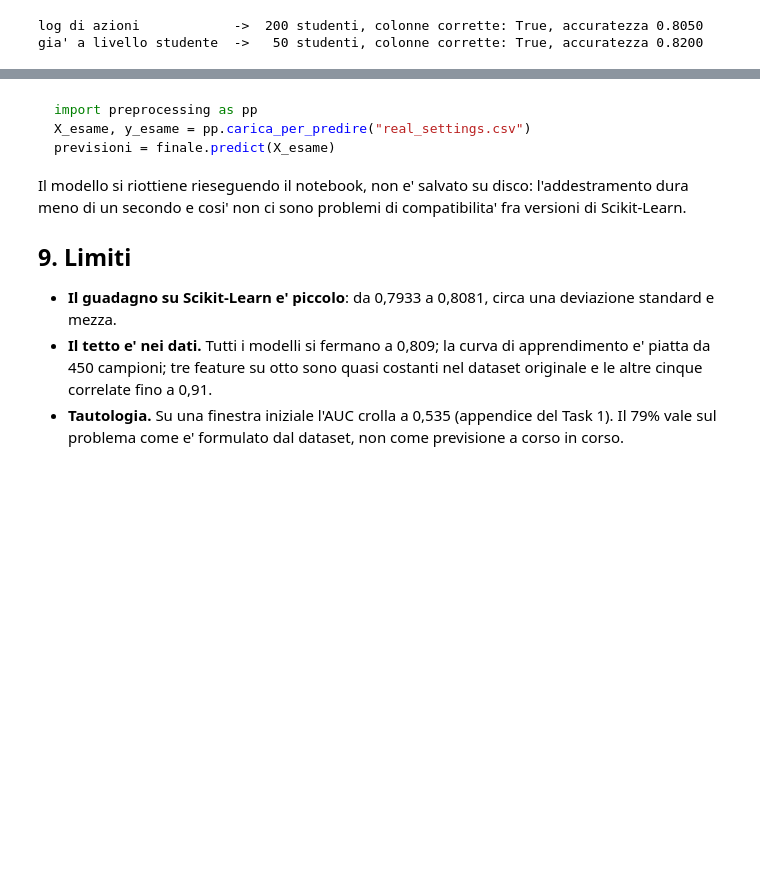
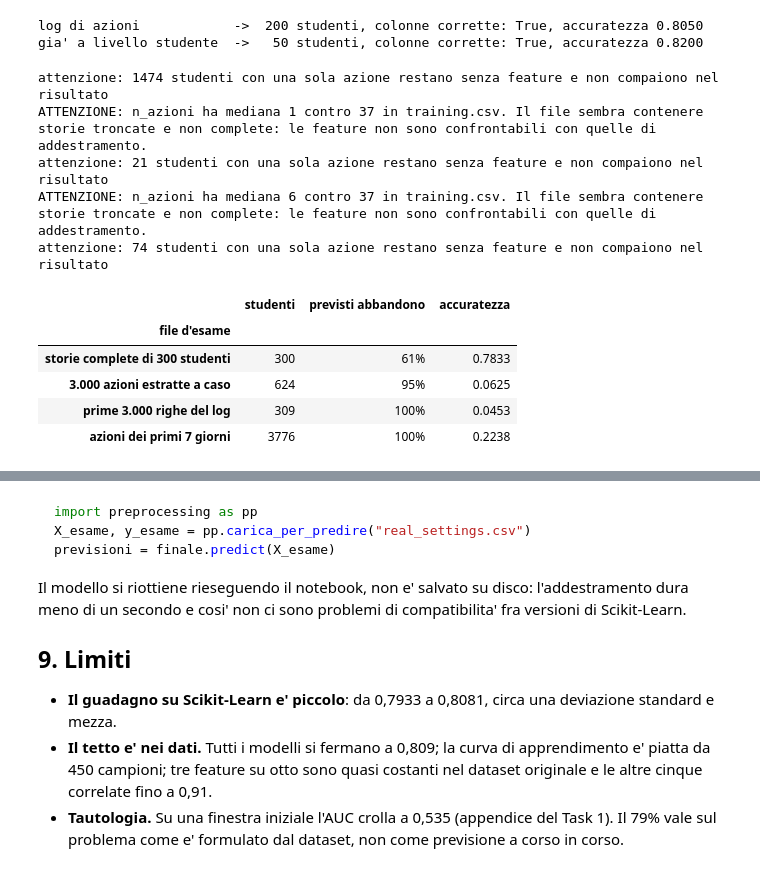
Before and after one commit to cycca/machinelearning-MOOC, a Jupyter notebook: notebooks/05_modellazione.ipynb, the cells around one changed output, grey strips where cells are left out. Cells and saved outputs as stored; diff of their text form; code cells hidden in the pictures; blank space fills up the shorter version.

```diff
--- a/notebooks/05_modellazione.ipynb
+++ b/notebooks/05_modellazione.ipynb
@@ -350,3 +350,32 @@ for descrizione, percorso in [("log di azioni", finto_log), ("gia' a livello stu
 # %% [output]
 log di azioni            ->  200 studenti, colonne corrette: True, accuratezza 0.8050
 gia' a livello studente  ->   50 studenti, colonne corrette: True, accuratezza 0.8200
+# %%
+# e se il file d'esame fosse solo una FETTA del log, invece di storie complete?
+scelta = np.random.default_rng(3).choice(azioni["USERID"].unique(), 300, replace=False)
+scenari = {"storie complete di 300 studenti": azioni[azioni["USERID"].isin(scelta)],
+           "3.000 azioni estratte a caso":    azioni.sample(3000, random_state=SEME),
+           "prime 3.000 righe del log":       azioni.head(3000),
+           "azioni dei primi 7 giorni":       azioni[azioni["TIMESTAMP"] < 7 * 86400]}
+righe = []
+for descrizione, fetta in scenari.items():
+    percorso = os.path.join(cartella, "fetta.csv")
+    fetta.to_csv(percorso, index=False)
+    X_f, y_f = pp.carica_per_predire(percorso)
+    p_f = finale.predict(X_f)
+    righe.append({"file d'esame": descrizione, "studenti": len(X_f),
+                  "previsti abbandono": f"{p_f.mean():.0%}",
+                  "accuratezza": round(accuracy_score(y_f, p_f), 4)})
+pd.DataFrame(righe).set_index("file d'esame")
+# %% [output]
+attenzione: 1474 studenti con una sola azione restano senza feature e non compaiono nel risultato
+ATTENZIONE: n_azioni ha mediana 1 contro 37 in training.csv. Il file sembra contenere storie troncate e non complete: le feature non sono confrontabili con quelle di addestramento.
+attenzione: 21 studenti con una sola azione restano senza feature e non compaiono nel risultato
+ATTENZIONE: n_azioni ha mediana 6 contro 37 in training.csv. Il file sembra contenere storie troncate e non complete: le feature non sono confrontabili con quelle di addestramento.
+attenzione: 74 studenti con una sola azione restano senza feature e non compaiono nel risultato
+|  | studenti | previsti abbandono | accuratezza |
+| file d'esame |  |  |  |
+| storie complete di 300 studenti | 300 | 61% | 0.7833 |
+| 3.000 azioni estratte a caso | 624 | 95% | 0.0625 |
+| prime 3.000 righe del log | 309 | 100% | 0.0453 |
+| azioni dei primi 7 giorni | 3776 | 100% | 0.2238 |
```
Also changed, not shown: parts of 1 cell of this notebook, 7 other files.
